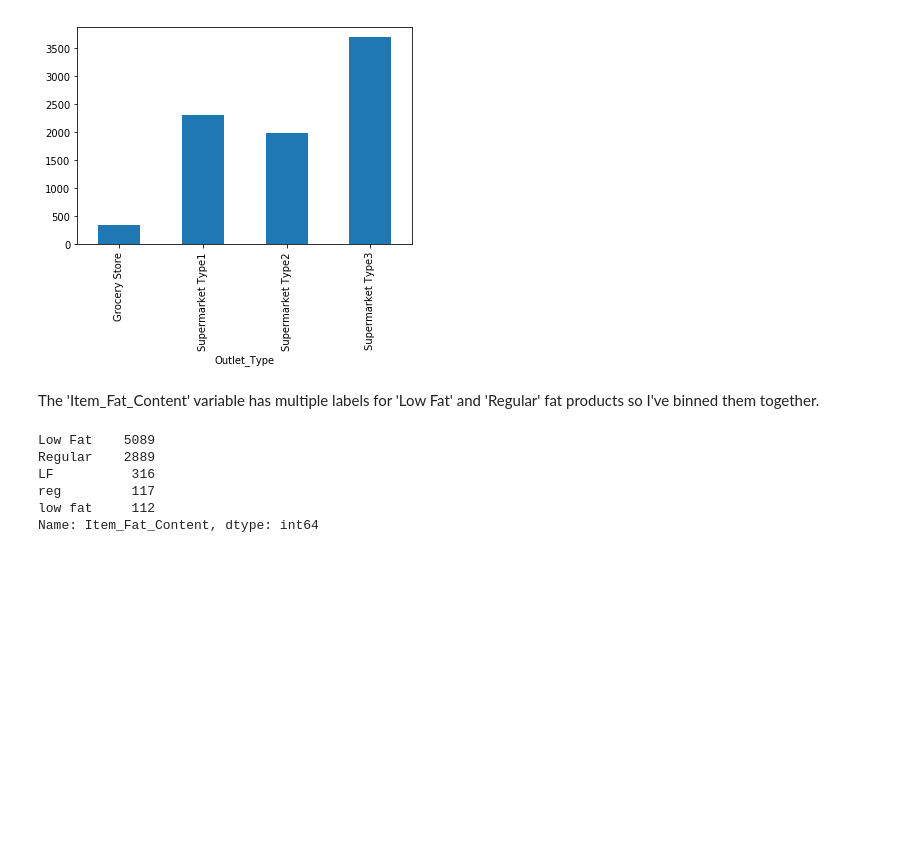
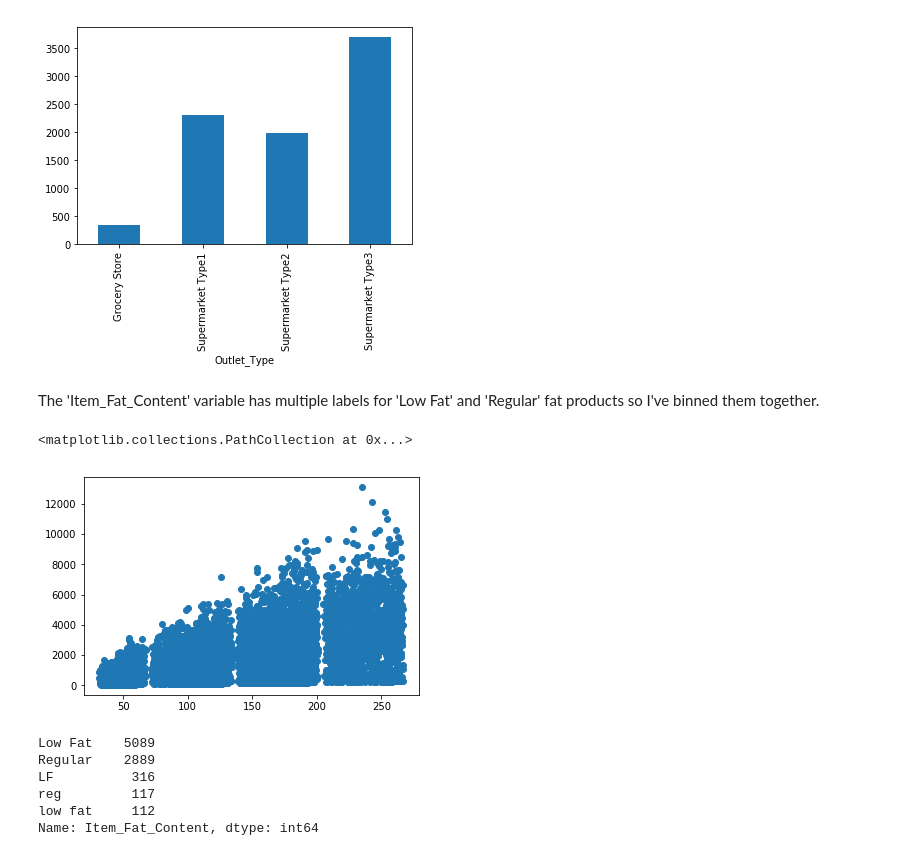
Before and after one commit to pkong97/playing-with-data, a Jupyter notebook: big-mart-sales/big-mart-sales.ipynb, the cells around one changed output. Drawn from its saved outputs; the diff is of its cells as text; code cells hidden in the pictures; blank space fills up the shorter version.

```diff
--- a/big-mart-sales/big-mart-sales.ipynb
+++ b/big-mart-sales/big-mart-sales.ipynb
@@ -68,6 +68,11 @@ temp2.plot(kind='bar', legend = False)
 [figure]
 # %% [markdown]
 The 'Item_Fat_Content' variable has multiple labels for 'Low Fat' and 'Regular' fat products so I've binned them together.
+# %%
+plt.scatter(df['Item_MRP'], df['Item_Outlet_Sales'])
+# %% [output]
+<matplotlib.collections.PathCollection at 0x...>
+[figure, added]
 # %%
 df['Item_Fat_Content'].value_counts()
 # %% [output]
```
Also changed, not shown: parts of 7 cells of this notebook.
